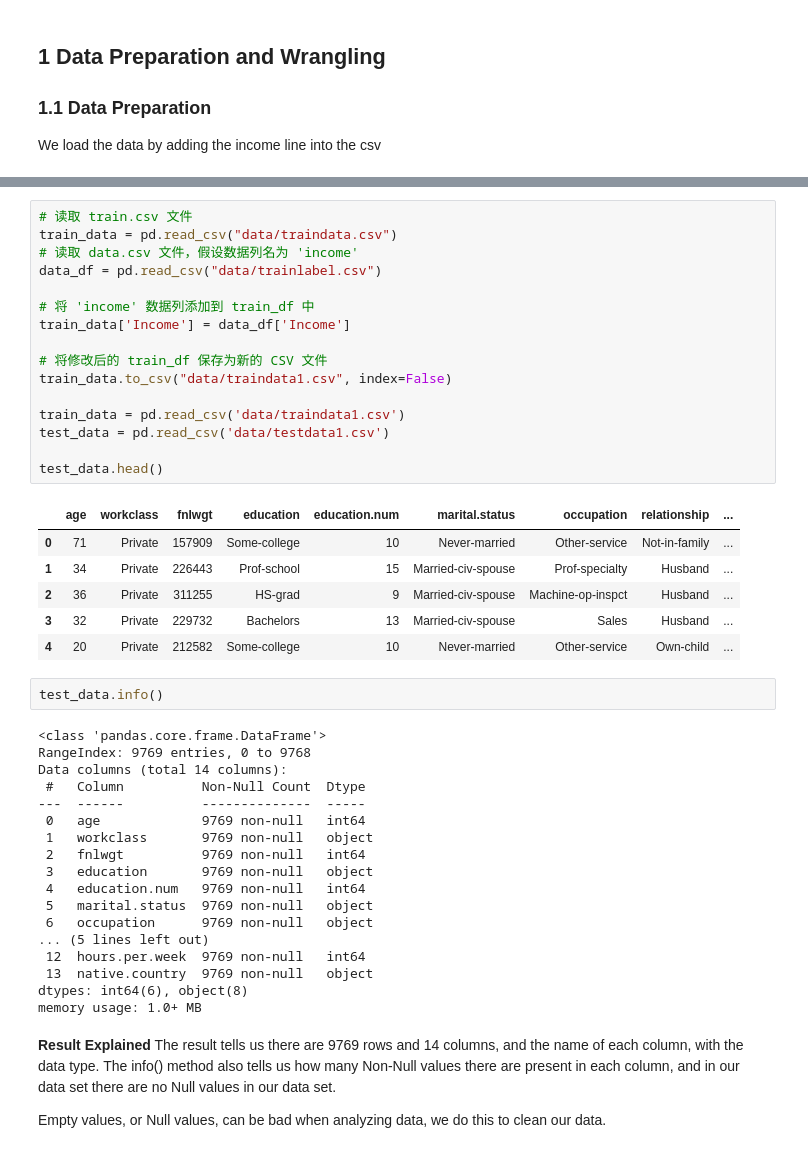
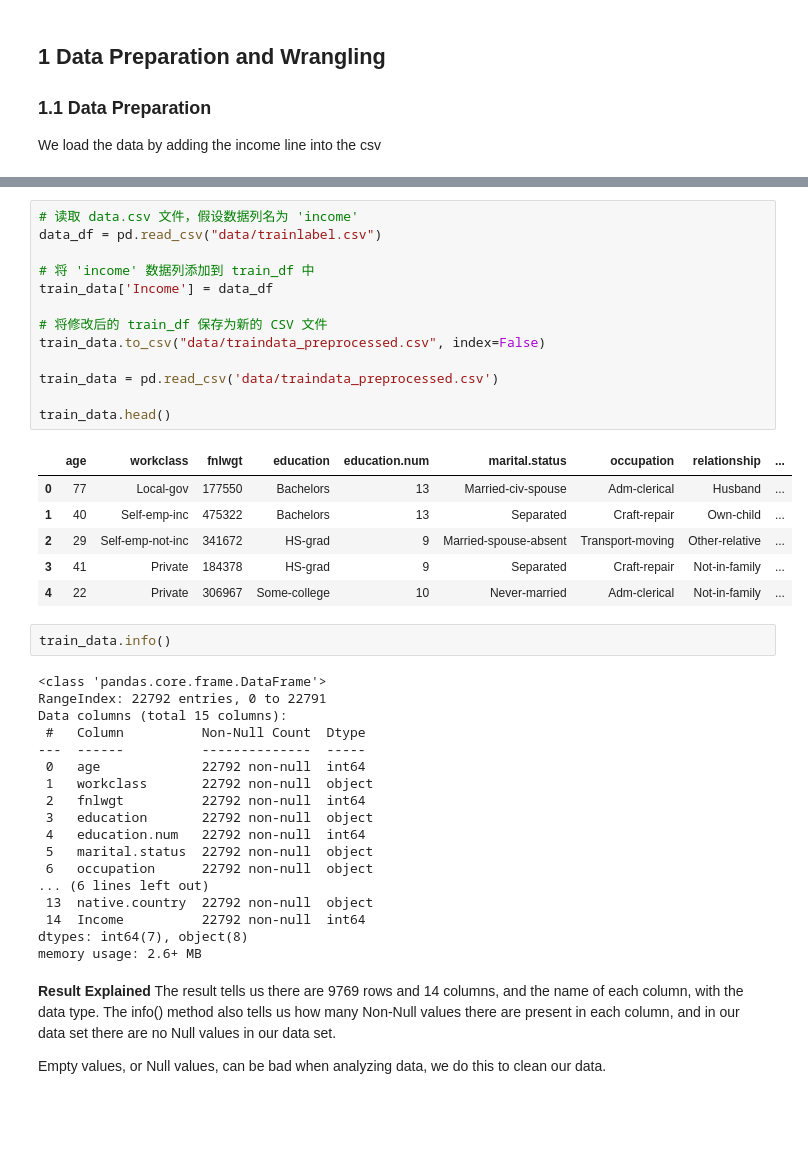
Before and after one commit to Laihb1106205841/CS311-AI-Peoject3-XGBoost, a Jupyter notebook: Visualization.ipynb, the cells around one changed output, grey strips where cells are left out. Drawn from its saved outputs; the diff is of its cells as text; blank space fills up the shorter version.

```diff
--- a/Visualization.ipynb
+++ b/Visualization.ipynb
@@ -24,46 +55,43 @@ We load the data by adding the income line into the csv
 # %%
-# 读取 train.csv 文件
-train_data = pd.read_csv("data/traindata.csv")
 # 读取 data.csv 文件，假设数据列名为 'income'
 data_df = pd.read_csv("data/trainlabel.csv")
 
 # 将 'income' 数据列添加到 train_df 中
-train_data['Income'] = data_df['Income']
+train_data['Income'] = data_df
 
 # 将修改后的 train_df 保存为新的 CSV 文件
-train_data.to_csv("data/traindata1.csv", index=False)
+train_data.to_csv("data/traindata_preprocessed.csv", index=False)
 
-train_data = pd.read_csv('data/traindata1.csv')
-test_data = pd.read_csv('data/testdata1.csv')
+train_data = pd.read_csv('data/traindata_preprocessed.csv')
 
-test_data.head()
+train_data.head()
 # %% [output]
 |  | age | workclass | fnlwgt | education | education.num | marital.status | occupation | relationship | ... |
-| 0 | 71 | Private | 157909 | Some-college | 10 | Never-married | Other-service | Not-in-family | ... |
-| 1 | 34 | Private | 226443 | Prof-school | 15 | Married-civ-spouse | Prof-specialty | Husband | ... |
-| 2 | 36 | Private | 311255 | HS-grad | 9 | Married-civ-spouse | Machine-op-inspct | Husband | ... |
-| 3 | 32 | Private | 229732 | Bachelors | 13 | Married-civ-spouse | Sales | Husband | ... |
-| 4 | 20 | Private | 212582 | Some-college | 10 | Never-married | Other-service | Own-child | ... |
+| 0 | 77 | Local-gov | 177550 | Bachelors | 13 | Married-civ-spouse | Adm-clerical | Husband | ... |
+| 1 | 40 | Self-emp-inc | 475322 | Bachelors | 13 | Separated | Craft-repair | Own-child | ... |
+| 2 | 29 | Self-emp-not-inc | 341672 | HS-grad | 9 | Married-spouse-absent | Transport-moving | Other-relative | ... |
+| 3 | 41 | Private | 184378 | HS-grad | 9 | Separated | Craft-repair | Not-in-family | ... |
+| 4 | 22 | Private | 306967 | Some-college | 10 | Never-married | Adm-clerical | Not-in-family | ... |
 # %%
-test_data.info()
+train_data.info()
 # %% [output]
 <class 'pandas.core.frame.DataFrame'>
-RangeIndex: 9769 entries, 0 to 9768
-Data columns (total 14 columns):
+RangeIndex: 22792 entries, 0 to 22791
+Data columns (total 15 columns):
  #   Column          Non-Null Count  Dtype
 ---  ------          --------------  -----
- 0   age             9769 non-null   int64
- 1   workclass       9769 non-null   object
- 2   fnlwgt          9769 non-null   int64
- 3   education       9769 non-null   object
- 4   education.num   9769 non-null   int64
- 5   marital.status  9769 non-null   object
- 6   occupation      9769 non-null   object
-... (5 lines left out)
- 12  hours.per.week  9769 non-null   int64
- 13  native.country  9769 non-null   object
-dtypes: int64(6), object(8)
-memory usage: 1.0+ MB
+ 0   age             22792 non-null  int64
+ 1   workclass       22792 non-null  object
+ 2   fnlwgt          22792 non-null  int64
+ 3   education       22792 non-null  object
+ 4   education.num   22792 non-null  int64
+ 5   marital.status  22792 non-null  object
+ 6   occupation      22792 non-null  object
+... (6 lines left out)
+ 13  native.country  22792 non-null  object
+ 14  Income          22792 non-null  int64
+dtypes: int64(7), object(8)
+memory usage: 2.6+ MB
 # %% [markdown]
 **Result Explained**
 The result tells us there are 9769 rows and 14 columns, and the name of each column, with the data type.
```
Also changed, not shown: parts of 10 cells of this notebook, 4 other files.
